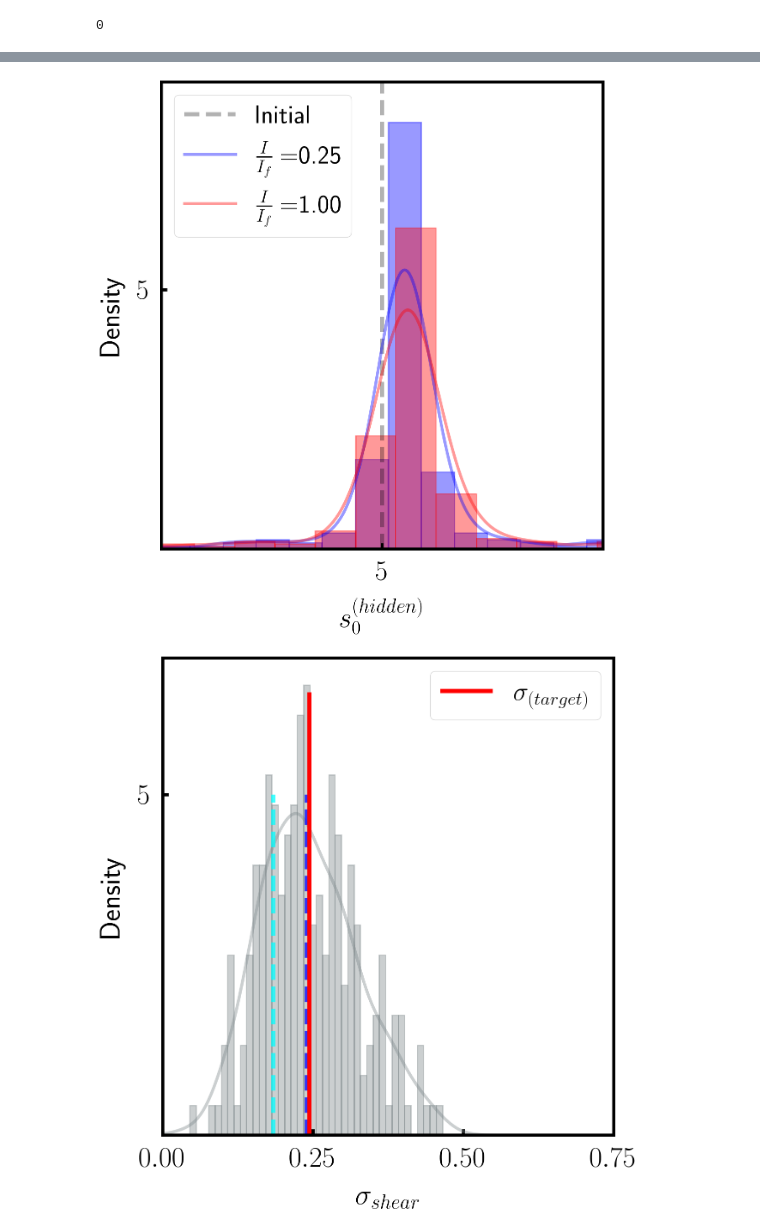
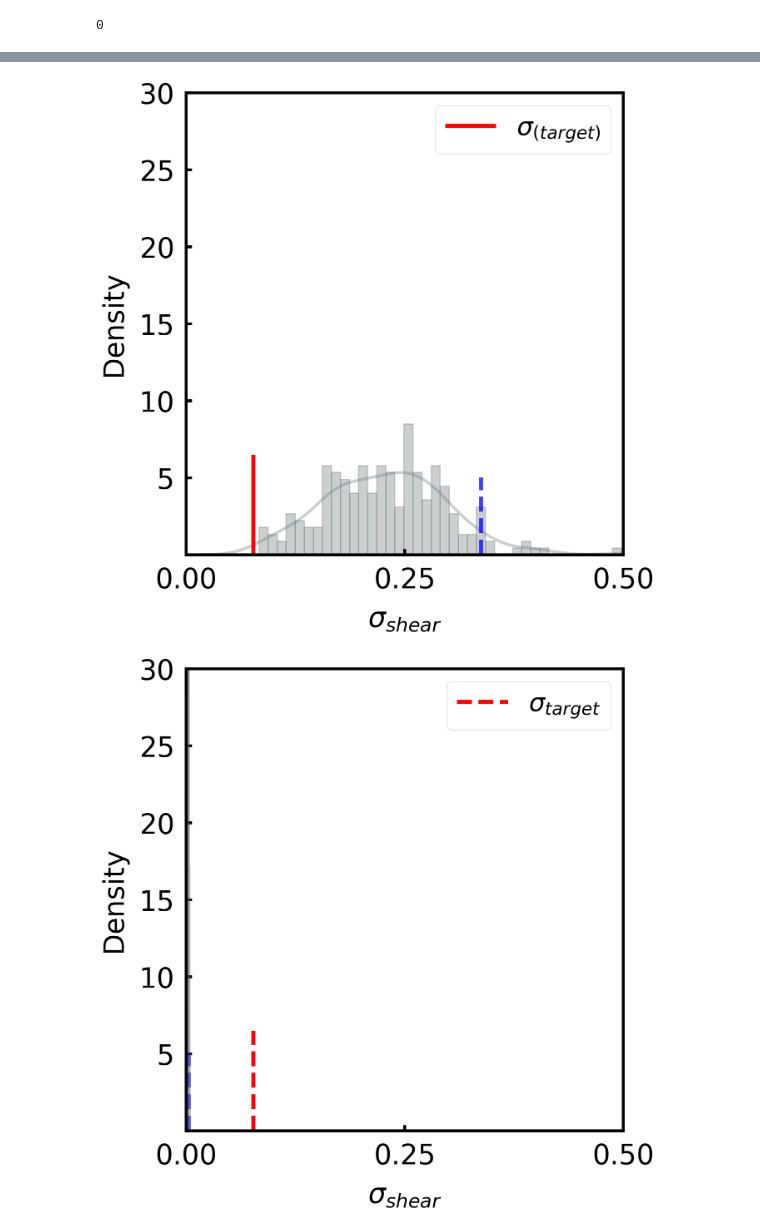
Before and after one commit to ZhangTao-SJTU/tvm, a Jupyter notebook: plot.ipynb, the cells around one changed output, grey strips where cells are left out. Cells and saved outputs as stored; diff of their text form; code cells hidden in the pictures.

```diff
--- a/plot.ipynb
+++ b/plot.ipynb
@@ -183,22 +176,22 @@ from toolbox.stress import calculate_max_shear_stress
 import pandas as pd
 import os
 
-dir = "tests/6_5.0/"
+dir = "test_decrease_fail/"
 os.makedirs(dir + "graphs/", exist_ok=True)
 
 colors = ["blue","red"]
 labels = [0.25,1]
 
 plotter = manuscriptPlots.plot()
-plotter.set_ylim(0,9)
-plotter.set_xlim(4.5,5.5)
+plotter.set_ylim(0,20)
+plotter.set_xlim(4.98,5.5)
 plotter.set_xlabel(r"$s_0^{(hidden)}$")
-plotter.set_xticks([i for i in range(50)])
+plotter.set_xticks([0.2*i for i in range(200)])
 plotter.set_yticks([5*i for i in range(1,10)])
 plotter.initialize_figure()
 plotter.ax.vlines(5, ymin = 0, ymax = 9,linestyles= "--", color = "black",alpha = 0.3, label= "Initial")
 
-for i,iter in enumerate([155,621]):
+for i,iter in enumerate([115,229]):
     input_file = dir + "{:04d}.cellParameters.input".format(iter)
     s0_vals =[]
     with open(input_file,"r") as f:
@@ -208,8 +201,6 @@ for i,iter in enumerate([155,621]):
     plotter.histogram_from_array(s0_vals,bins = 20,alpha = 0.4, color = colors[i],label= r"$\frac{I}{I_f} = $"+"{:.2f}".format(labels[i]))
 plotter.ax.legend()
 plotter.save_fig(dir+"graphs/"+"s0.jpg".format(iter))
-# %% [output]
-[figure, removed]
 # %%
 from toolbox import manuscriptPlots
 from toolbox.periodic import PeriodicTissue
@@ -219,7 +210,7 @@ import numpy as np
 import pandas as pd
 import os
 
-dir = "tests/6_5.0/"
+dir = "test_decrease_fail/"
 os.makedirs(dir + "animation_assets/", exist_ok=True)
 
 input_file = "init_config.txt".format(iter)
@@ -227,11 +218,13 @@ sample = PeriodicTissue.from_config(dir,input_file)
 stresses = [calculate_max_shear_stress(sample,cellID) for cellID in sample.cells_]
 df = pd.read_csv("{}initial_stress.csv".format(dir))
 colors = ["cyan","blue","purple","green"]
+colors = ["blue"]
+
 df_target= pd.read_csv("{}0000.stresses.csv".format(dir))
 target_stress = df_target["Target"].to_numpy()[0]
 plotter = manuscriptPlots.plot()
-plotter.set_ylim(0,7)
-plotter.set_xlim(0,0.75)
+plotter.set_ylim(0,30)
+plotter.set_xlim(0,0.5)
 plotter.set_xlabel(r"$\sigma_{shear}$")
 plotter.set_xticks([0.25*i for i in range(10)])
 plotter.set_yticks([5*i for i in range(1,10)])
@@ -244,48 +237,49 @@ plotter.initialize_figure()
 # plotter.plot_xy(epochs,errors,label = "Error", color= "red",alpha = 0.8)
 # # plotter.plot_xy_errorbar([i for i in range(len(costs))],costs, err, label = r"$\sigma_{trained}<\sigma_{initial}$", color= "red",alpha = 0.8)
 plotter.histogram_from_array(stresses,bins = 40,alpha = 0.4)
-for i,stress in enumerate(df["Stress"].to_numpy()):
+for i,stress in enumerate(df["Current"].to_numpy()):
     plotter.ax.vlines(stress, ymin = 0, ymax = 5,linestyles= "--", color = colors[i],alpha = 0.75)
 plotter.ax.vlines(target_stress, ymin = 0, ymax = 6.5,linestyles= "-", color = "red",alpha = 1,label = r"$\sigma_{(target)}$")
 plotter.ax.legend()
 plotter.save_fig(dir+"animation_assets/"+"0000.stress.jpg")
 
-for iter in [20*i-1 for i in range(1,1216)]:
-for iter in range(1215,1216):
+# for iter in [10*i-1 for i in range(1,23)]:
+for iter in range(229,230):
 
     input_file = "{:04d}.bulk.txt".format(iter)
     sample = PeriodicTissue.from_config(dir,input_file)
     training_instance = Training.periodic_tissue(sample)
     training_instance.load_cell_parameters("{:04d}.cellParameters.input".format(iter))
     stresses = [calculate_max_shear_stress(training_instance._config,cellID) for cellID in training_instance._config.cells_]
     df = pd.read_csv("{}{:04d}.stresses.csv".format(dir,iter))
 
     plotter = manuscriptPlots.plot()
-    plotter.set_ylim(0,7)
-    plotter.set_xlim(0,0.75)
+    plotter.set_ylim(0,30)
+    plotter.set_xlim(0,0.5)
     # plotter.set_title(" p = {:.2f}".format(p))
     plotter.set_xlabel(r"$\sigma_{shear}$")
     # plotter.set_ylabel(r"$<\frac{|\sigma_{target}-\sigma|}{\sigma}>$")
     # # plotter.set_ylabel(r"$<\sum_{cells}{|s_{0,cell}^{(A)}-s_{0,cell}^{(B)}|}>$")
 
     plotter.set_xticks([0.25*i for i in range(10)])
     plotter.set_yticks([5*i for i in range(1,10)])
     # plotter.set_yScaled()
     plotter.initialize_figure()
     # plotter.ax.set_xscale("log")
     # plotter.ax.set_yscale("log")
     # errors = np.loadtxt(dir+ "errors.txt")
     # epochs = [i+1 for i in range(len(errors))]
     # plotter.plot_xy(epochs,errors,label = "Error", color= "red",alpha = 0.8)
     # # plotter.plot_xy_errorbar([i for i in range(len(costs))],costs, err, label = r"$\sigma_{trained}<\sigma_{initial}$", color= "red",alpha = 0.8)
     plotter.histogram_from_array(stresses,bins = 40,alpha = 0.4)
     for i,stress in enumerate(df["Current"].to_numpy()):
         plotter.ax.vlines(stress, ymin = 0, ymax = 5,linestyles= "--", color = colors[i],alpha = 0.5)
     plotter.ax.vlines(target_stress, ymin = 0, ymax = 6.5,linestyles= "--", color = "red",alpha = 1,label = r"$\sigma_{target}$")
     plotter.ax.legend()
     plotter.save_fig(dir+"animation_assets/"+"{:04d}.stress.jpg".format(iter+1))
 # %% [output]
-[figure, old version]
+[figure, new version]
+[figure, added]
 # %%
 import os
 from PIL import Image, ImageDraw
```
Also changed, not shown: parts of 9 cells of this notebook, 6 other files.
